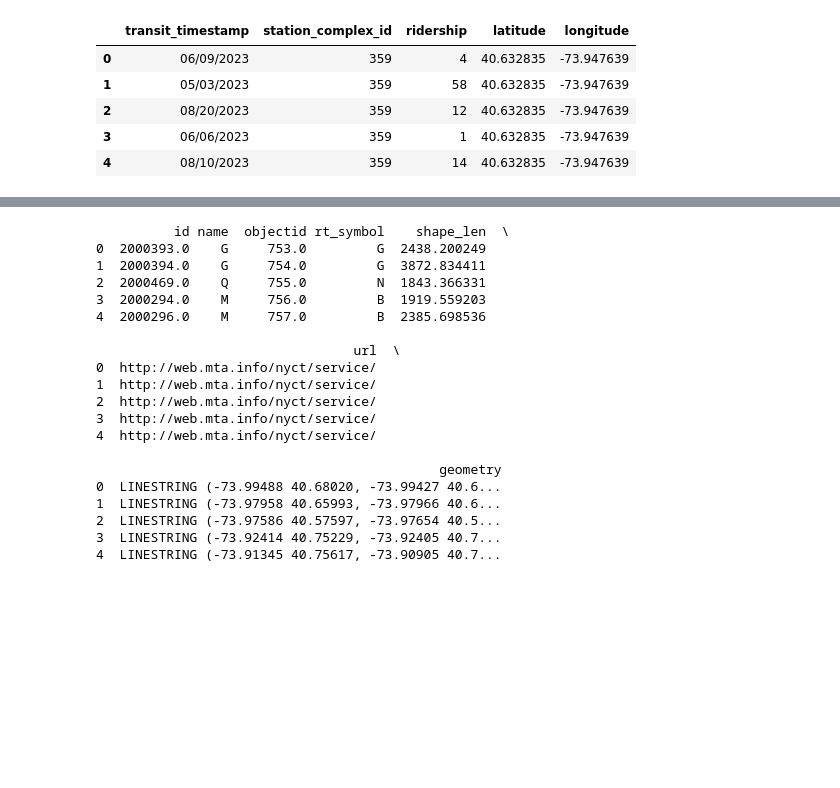
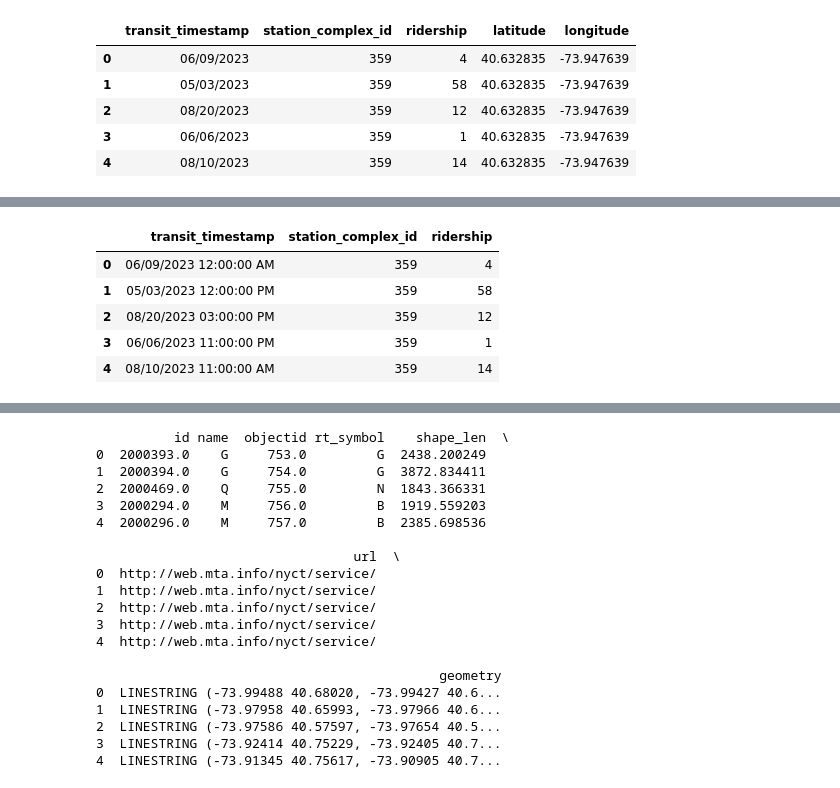
Before and after one commit to t-acheson/project2-fomo, a Jupyter notebook: data/subway_geo.ipynb, the cells around one changed output, grey strips where cells are left out. Saved outputs shown, nothing was run; the diff lists cells and outputs as text; code cells hidden in the pictures; blank space fills up the shorter version.

```diff
--- a/data/subway_geo.ipynb
+++ b/data/subway_geo.ipynb
@@ -110,7 +127,8 @@ df.tail()
 # %%
-subway = pd.read_csv('c:/A3/MTA_Subway_Stations.csv')
+subway = pd.read_csv('c:/A3/MTA_Subway_Stations.csv', usecols=['Complex ID', 'GTFS Longitude', 'GTFS Latitude'])
 subway = subway.rename(columns={
     'Complex ID': 'station_complex_id',
     'GTFS Longitude': 'longitude',
     'GTFS Latitude': 'latitude'
 })
+subway['station_complex_id'] = subway['station_complex_id'].astype(str)
@@ -116,0 +144,9 @@ subway = subway.rename(columns={
+# %%
+new = new.merge(subway, on='station_complex_id', how='left')
+# %% [output]
+|  | transit_timestamp | station_complex_id | ridership |
+| 0 | 06/09/2023 12:00:00 AM | 359 | 4 |
+| 1 | 05/03/2023 12:00:00 PM | 359 | 58 |
+| 2 | 08/20/2023 03:00:00 PM | 359 | 12 |
+| 3 | 06/06/2023 11:00:00 PM | 359 | 1 |
+| 4 | 08/10/2023 11:00:00 AM | 359 | 14 |
```
Also changed, not shown: parts of 16 cells of this notebook, 3 other files.
